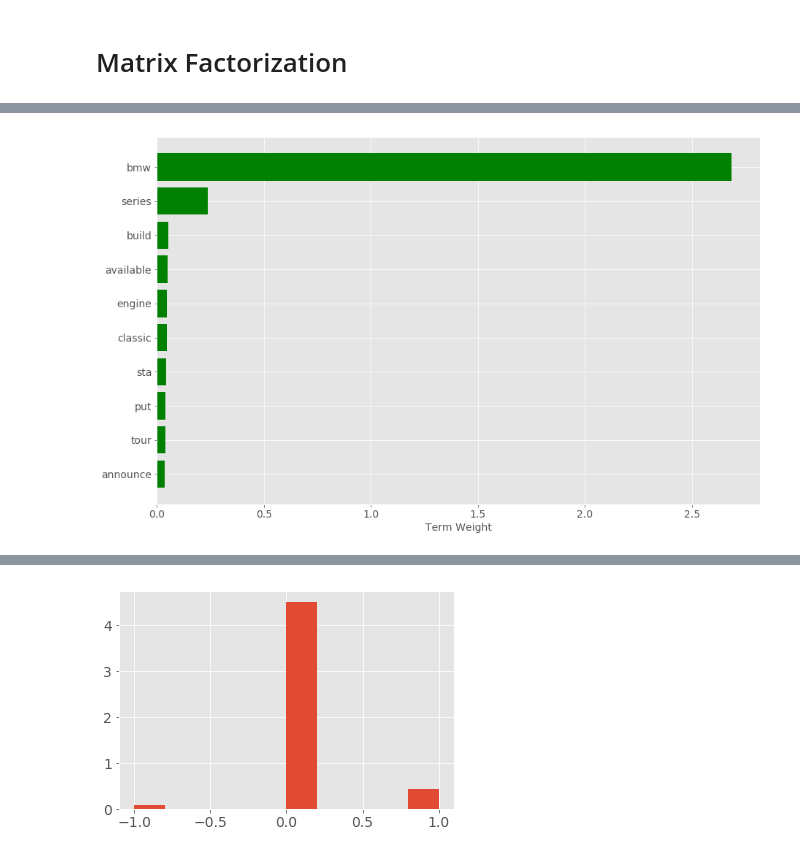
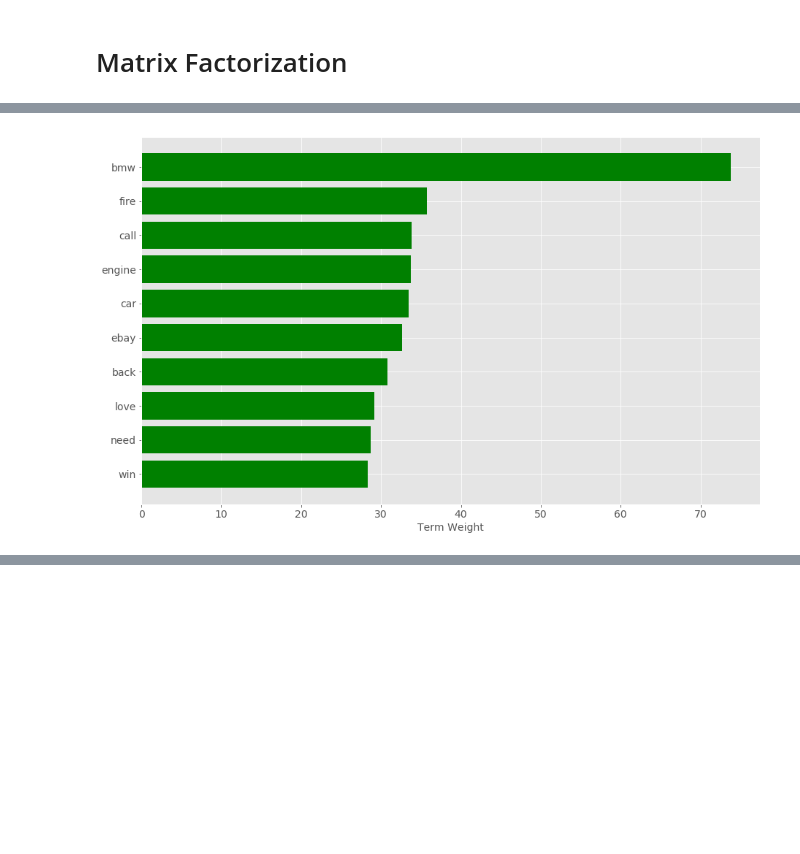
Before and after one commit to Moly-malibu/sentiment_analysis-1, a Jupyter notebook: topic_modelling/topic_modelling.ipynb, the cells around one changed output, grey strips where cells are left out. Saved outputs shown, nothing was run; the diff lists cells and outputs as text; code cells hidden in the pictures; blank space fills up the shorter version.

```diff
--- a/topic_modelling/topic_modelling.ipynb
+++ b/topic_modelling/topic_modelling.ipynb
@@ -73,8 +78,13 @@ ps = PorterStemmer()
 wnl = WordNetLemmatizer()
 
 def get_pos( word ):
+    '''
+    Part-Of-Speech Tagger
+    '''
     w_synsets = wordnet.synsets(word)
 
+
+    # n-noun, v-verb, a-adjective, r-
     pos_counts = Counter()
     pos_counts["n"] = len(  [ item for item in w_synsets if item.pos()=="n"]  )
     pos_counts["v"] = len(  [ item for item in w_synsets if item.pos()=="v"]  )
@@ -103,23 +113,18 @@ def clean_up_tweet(text):
     # Remove underscore
     s=s.replace("_", " ")
 
-    # Remove RT
+    # Remove RT from the tweet
     s=s.replace("rt", "")
-
-    # Attempt to fix the spelling of the string
-    #s=TextBlob(s).correct()
 
     # Tokenize the words
     words = word_tokenize(s)
 
+    # Lemmatize the words
     s_stem = ''
     for wi in words:
         #wi = ps.stem(wi)
         wi = wnl.lemmatize(wi,get_pos(wi))
         s_stem += ' ' + wi
-
-    # Attempt to correct any spelling mistakes
-    #s_stem = TextBlob(s_stem).correct()
 
     return s_stem
 
@@ -257,8 +263,10 @@ from sklearn.externals import joblib
 print( "Loaded %d X %d document-term matrix" % (A.shape[0], A.shape[1]) )
 
 # create the model
-k = 30 # The number of topics to generate
-model = decomposition.NMF( init="nndsvd", n_components=k )
+k = 5 # The number of topics to generate
+#model = decomposition.NMF( init="nndsvd", n_components=k )
+model = decomposition.LatentDirichletAllocation(n_topics=k, max_iter=5, learning_method='online', learning_offset=50.,random_state=0)
+
 # apply the model and extract the two factor matrices
 W = model.fit_transform( A )
 H = model.components_
@@ -315,12 +339,13 @@ Topic 30: deal, gtgt, good, nintendo, save, usa, saw, great, best, woman, ebay,
 # %%
-%matplotlib inline
-import numpy as np
-import matplotlib
-import matplotlib.pyplot as plt
+# Analysis using textblob
+from textblob import TextBlob
+import collections
+
 plt.style.use("ggplot")
 matplotlib.rcParams.update({"font.size": 14})
 
-topic = 5
+topic = 0
+dN_sentiment = 10
 
 def plot_top_term_weights( terms, H, topic_index, top ):
     # get the top terms and their weights
@@ -333,68 +358,38 @@ def plot_top_term_weights( terms, H, topic_index, top ):
     # note we reverse the ordering for the plot
     top_terms.reverse()
     top_weights.reverse()
     # create the plot
     fig = plt.figure(figsize=(13,8))
     # add the horizontal bar chart
     ypos = np.arange(top)
     ax = plt.barh(ypos, top_weights, align="center", color="green",tick_label=top_terms)
     plt.xlabel("Term Weight",fontsize=14)
     plt.tight_layout()
     plt.show()
 
 
 plot_top_term_weights( terms, H, topic, 10 )
 
 
 # Let us look now at the most relevant posts for each topic
 
 def get_top_snippets( all_snippets, W, topic_index, top ):
+
     # reverse sort the values to sort the indices
     top_indices = np.argsort( W[:,topic_index] )[::-1]
+
     # now get the snippets corresponding to the top-ranked indices
     top_snippets = []
     for doc_index in top_indices[0:top]:
         top_snippets.append( all_snippets[doc_index] )
     return top_snippets
 
-topic_snippets = get_top_snippets( snippets, W, topic, 10 )
+topic_snippets = get_top_snippets( snippets, W, topic, 20 )
+
+print('================================================')
+print('\n Topic: ', topic)
 for i, snippet in enumerate(topic_snippets):
     print("%02d. %s " % ( (i+1), snippet) )
-
-
-# Now we carry out some sentiment analysis using TEXTBLOB
-from textblob import TextBlob
-import collections
-
-sentiment_polarity_data= []
-sentiment_subjectivity_data= []
-
-topic_snippets = get_top_snippets( snippets, W, topic, 500 )
-for i, snippet in enumerate(topic_snippets):
-    snippet_polarity_score =  TextBlob(snippet).sentiment.polarity # Polarity, [1]= subjectivity
-    snippet_subjectivity_score = TextBlob(snippet).sentiment.subjectivity
-
-    if(snippet_polarity_score>=0.5):
-        sentiment_polarity_data.append(1.0)
-    elif(snippet_polarity_score<=-0.5):
-        sentiment_polarity_data.append(-1.0)
-    else:
-        sentiment_polarity_data.append(0.0)
-
-
-sentiment_polarity_data = np.asarray(sentiment_polarity_data)
-sentiment_subjectivity_data = np.asarray(sentiment_subjectivity_data)
-
-print('\n')
-print('Total: ', len(sentiment_polarity_data))
-print("Percent Positive: ", collections.Counter(sentiment_polarity_data)[1]/len(sentiment_polarity_data)*100.0 )
-print("Percent Negative: ", collections.Counter(sentiment_polarity_data)[-1]/len(sentiment_polarity_data)*100.0 )
-print("Percent Neutral: ", collections.Counter(sentiment_polarity_data)[0]/len(sentiment_polarity_data)*100.0 )
-
-
-plt.clf()
-plt.hist(sentiment_polarity_data,density=True)
-#plt.hist(sentiment_subjectivity_data)
-plt.show()
+print('================================================\n')
 # %% [output]
-[figure, old version]
+[figure, new version]
@@ -417 +412,0 @@ Percent Neutral:  90.0
-[figure, removed]
```
Also changed, not shown: parts of 14 cells of this notebook, 3 other files.
